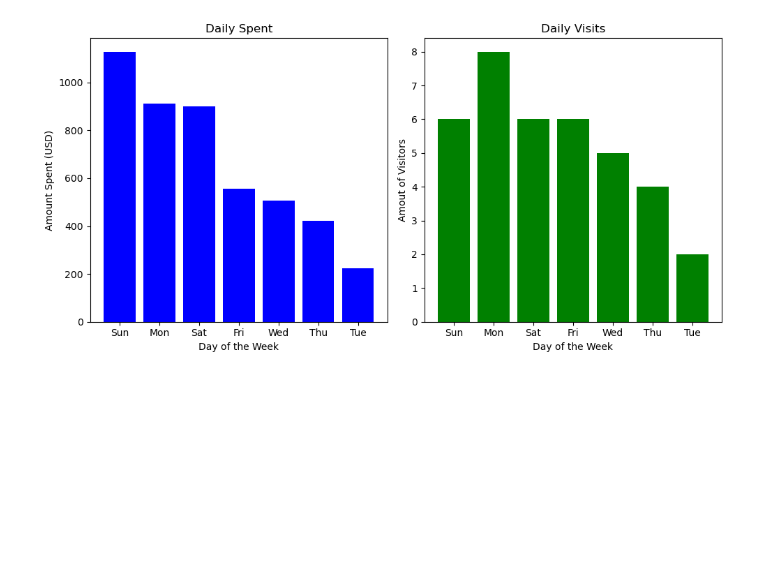
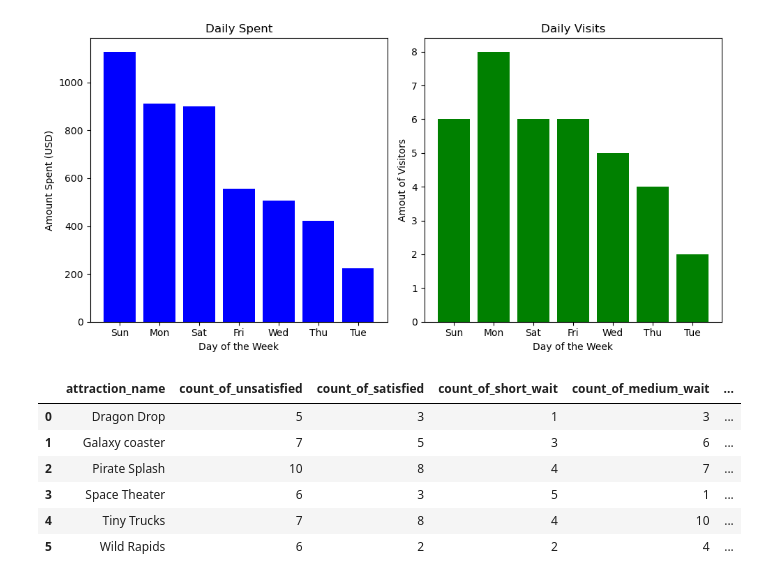
Before and after one commit to kevinserr/Mod3_Kevin, a Jupyter notebook: notebooks/main.ipynb, the cells around one changed output. Cells and saved outputs as stored; diff of their text form; code cells hidden in the pictures; blank space fills up the shorter version.

```diff
--- a/notebooks/main.ipynb
+++ b/notebooks/main.ipynb
@@ -63,3 +63,34 @@ plt.tight_layout()
 plt.savefig("/Users/Marcy_Student/Desktop/Mod3_Kevin/figures/daily_attendance.png",bbox_inches="tight")
 # %% [output]
 [figure]
+# %%
+# Figure 2
+
+query2 = '''
+WITH event_category AS (
+  SELECT *
+  FROM fact_ride_events fe
+  INNER JOIN dim_attraction a ON fe.attraction_id=a.attraction_id
+  WHERE wait_minutes IS NOT NULL
+)
+SELECT
+  attraction_name,
+  SUM(CASE WHEN satisfaction_category = 'UNSATISFIED' THEN 1 ELSE 0 END) AS count_of_unsatisfied,
+  SUM(CASE WHEN satisfaction_category = 'SATISFIED' THEN 1 ELSE 0 END) AS count_of_satisfied,
+  SUM(CASE WHEN wait_category = 'Short Wait' THEN 1 ELSE 0 END) AS count_of_short_wait,
+  SUM(CASE WHEN wait_category = 'Medium Wait' THEN 1 ELSE 0 END) AS count_of_medium_wait,
+  SUM(CASE WHEN wait_category = 'Long Wait' THEN 1 ELSE 0 END) AS count_of_longwait
+FROM event_category
+GROUP BY attraction_name
+ORDER BY attraction_name
+'''
+eventsCat = pd.read_sql_query(query2, conn)
+eventsCat.head(6)
+# %% [output]
+|  | attraction_name | count_of_unsatisfied | count_of_satisfied | count_of_short_wait | count_of_medium_wait | ... |
+| 0 | Dragon Drop | 5 | 3 | 1 | 3 | ... |
+| 1 | Galaxy coaster | 7 | 5 | 3 | 6 | ... |
+| 2 | Pirate Splash | 10 | 8 | 4 | 7 | ... |
+| 3 | Space Theater | 6 | 3 | 5 | 1 | ... |
+| 4 | Tiny Trucks | 7 | 8 | 4 | 10 | ... |
+| 5 | Wild Rapids | 6 | 2 | 2 | 4 | ... |
```
Also changed, not shown: parts of 2 cells of this notebook.
